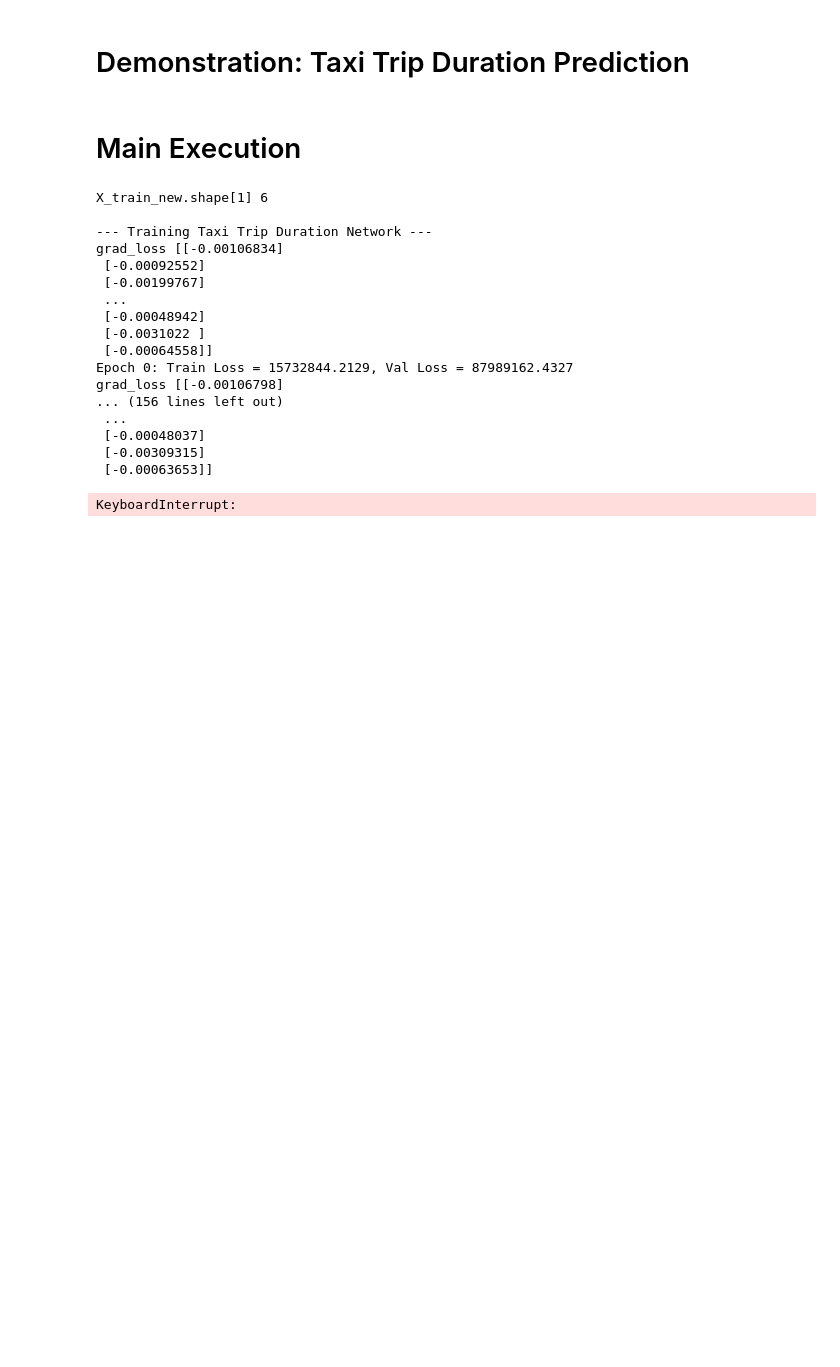
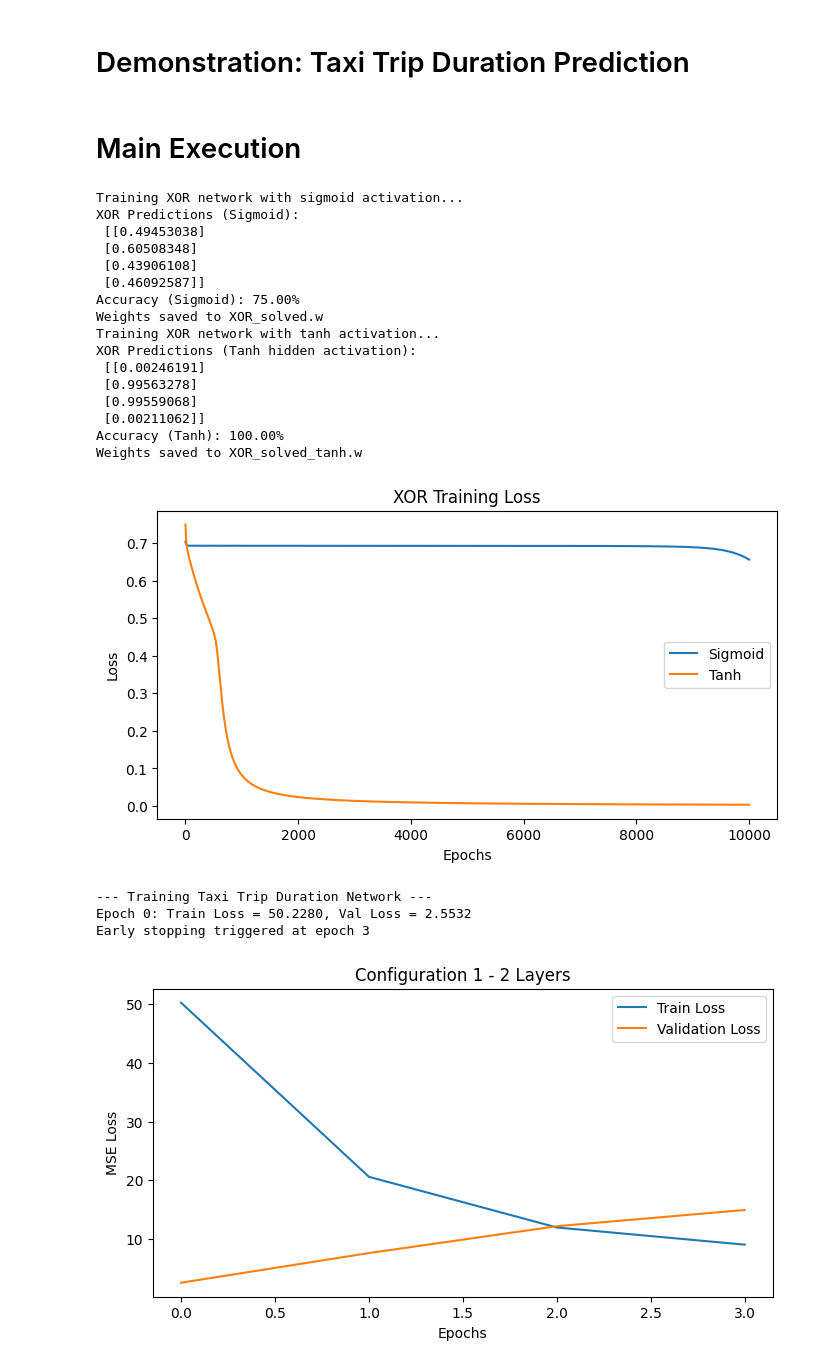
Before and after one commit to bhavinjagani/Machine-Learning, a Jupyter notebook: Assignment-2/Neural_Network.ipynb, the cells around one changed output. Saved outputs shown, nothing was run; the diff lists cells and outputs as text; code cells hidden in the pictures; blank space fills up the shorter version.

```diff
--- a/Assignment-2/Neural_Network.ipynb
+++ b/Assignment-2/Neural_Network.ipynb
@@ -154,6 +159,9 @@ class Sequential(layer):
 # %%
 def train(network, loss_layer, X, y, epochs, lr):
     losses = []
+    best_loss = float('inf')
+    patience = 10  # Number of epochs to wait before stopping
+    patience_counter = 0
     for epoch in range(epochs):
         # Forward pass
         pred = network.forward(X)
@@ -165,11 +173,18 @@ def train(network, loss_layer, X, y, epochs, lr):
         # Update parameters for every Linear layer
         for layer in network.layers:
             if isinstance(layer, linear_layer):
-                layer.w -= lr * layer.grad_w
-                layer.b -= lr * layer.grad_b
+                layer.w -= lr  * layer.grad_w
+                layer.b -= lr  * layer.grad_b
+
+        if loss < best_loss:
+            best_loss = loss
+            patience_counter = 0
+        else:
+            patience_counter += 1
         # Print progress periodically
-        if epoch % 1000 == 0:
-            print("Epoch {}: Loss = {:.4f}".format(epoch, loss))
+        if patience_counter >= patience:
+            print(f"Early stopping at epoch {epoch}")
+            break
     return losses
 # %% [markdown]
 # Training Loop for Regression with Early Stopping (Taxi Trip Duration)
@@ -212,6 +227,16 @@ def train_regression(network, loss_layer, X_train, y_train, X_val, y_val, epochs
 # %% [markdown]
 # Demonstration: XOR Problem
 # %%
+def calculate_accuracy(predictions, true_labels):
+    # Convert predictions to binary values (0 or 1) using a threshold of 0.5
+    binary_predictions = (predictions > 0.5).astype(int)
+    # Compare predictions with true labels
+    correct_predictions = np.sum(binary_predictions == true_labels)
+
+    # Calculate accuracy
+    accuracy = (correct_predictions / len(true_labels)) * 100
+    return accuracy
+
 def solve_XOR():
     X = np.array([[0,0], [0,1], [1,0], [1,1]]) # XOR input
     Y = np.array([[0], [1], [1], [0]]) # XOR output
@@ -219,22 +244,29 @@ def solve_XOR():
     print("Training XOR network with sigmoid activation...")
 
 
-    network_sigmoid = Sequential([linear_layer(2,2), sigmoid_layer(), linear_layer(2,1), sigmoid_layer()])
+    network_sigmoid = Sequential([linear_layer(2,2,"sigmoid"), sigmoid_layer(), linear_layer(2,1,"sigmoid"), sigmoid_layer()])
     loss_bce = BinaryCrossEntropyLoss()
     losses_sigmoid = train(network_sigmoid, loss_bce, X, Y, epochs=10000, lr=0.1)
 
     preds_sigmoid = network_sigmoid.forward(X)
     print("XOR Predictions (Sigmoid):\n", preds_sigmoid)
 
+    # Calculate accuracy
+    accuracy_sigmoid = calculate_accuracy(preds_sigmoid, Y)
+    print(f"Accuracy (Sigmoid): {accuracy_sigmoid:.2f}%")
     # Save the trained weights
     network_sigmoid.save_weights("XOR_solved.w")
 
 
     print("Training XOR network with tanh activation...")
-    network_tanh = Sequential([linear_layer(2,2), tanh_layer(), linear_layer(2,1), sigmoid_layer()])
+    network_tanh = Sequential([linear_layer(2,2,"tanh"), tanh_layer(), linear_layer(2,1,"tanh"), sigmoid_layer()])
     losses_tanh = train(network_tanh, loss_bce, X, Y, epochs=10000, lr=0.1)
     preds_tanh = network_tanh.forward(X)
     print("XOR Predictions (Tanh hidden activation):\n", preds_tanh)
+    # Calculate accuracy
+    accuracy_tanh = calculate_accuracy(preds_tanh, Y)
+    print(f"Accuracy (Tanh): {accuracy_tanh:.2f}%")
+    network_tanh.save_weights("XOR_solved_tanh.w")
 
     plt.figure(figsize=(8,4))
     plt.plot(losses_sigmoid, label="Sigmoid")
@@ -338,24 +397,27 @@ def predict_taxi_trip_duration():
 # Main Execution
 # %%
 if __name__ == '__main__':
-    #solve_XOR()
+    solve_XOR()
     predict_taxi_trip_duration()
 # %% [output]
-X_train_new.shape[1] 6
-
---- Training Taxi Trip Duration Network ---
-grad_loss [[-0.00106834]
- [-0.00092552]
- [-0.00199767]
- ...
- [-0.00048942]
- [-0.0031022 ]
- [-0.00064558]]
-Epoch 0: Train Loss = 15732844.2129, Val Loss = 87989162.4327
-grad_loss [[-0.00106798]
-... (156 lines left out)
- ...
- [-0.00048037]
- [-0.00309315]
- [-0.00063653]]
+Training XOR network with sigmoid activation...
+XOR Predictions (Sigmoid):
+ [[0.49453038]
+ [0.60508348]
+ [0.43906108]
+ [0.46092587]]
+Accuracy (Sigmoid): 75.00%
+Weights saved to XOR_solved.w
+Training XOR network with tanh activation...
+XOR Predictions (Tanh hidden activation):
+ [[0.00246191]
+ [0.99563278]
+ [0.99559068]
+ [0.00211062]]
+Accuracy (Tanh): 100.00%
+Weights saved to XOR_solved_tanh.w
+[figure, added]
-KeyboardInterrupt:
+--- Training Taxi Trip Duration Network ---
+Epoch 0: Train Loss = 50.2280, Val Loss = 2.5532
+Early stopping triggered at epoch 3
+[figure, added]
```
Also changed, not shown: parts of 7 cells of this notebook, 1 other file.
